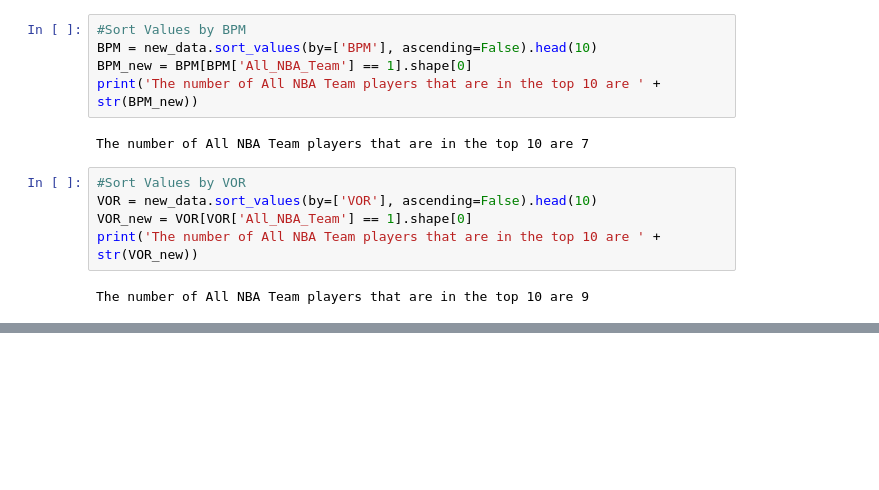
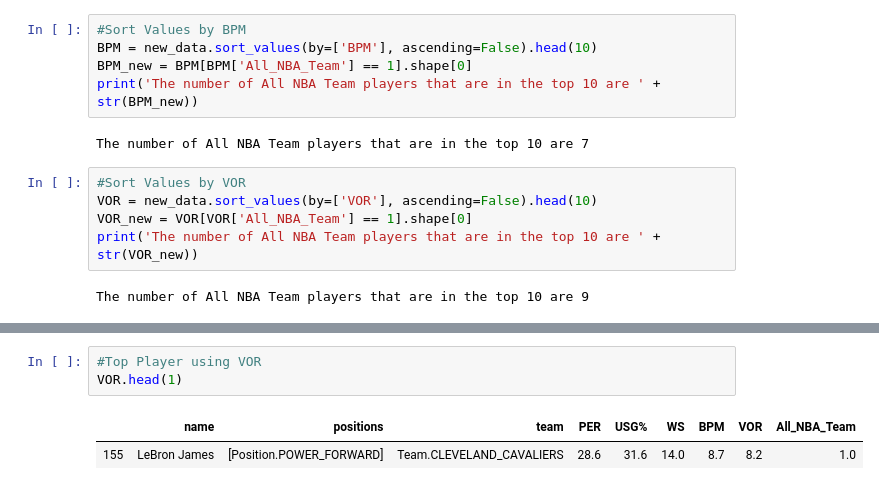
Before and after one commit to abdirahman2ali/nba-stats, a Jupyter notebook: NBA Stats Models.ipynb, the cells around one changed output, grey strips where cells are left out. Saved outputs shown, nothing was run; the diff lists cells and outputs as text; blank space fills up the shorter version.

```diff
--- a/NBA Stats Models.ipynb
+++ b/NBA Stats Models.ipynb
@@ -505,0 +250,6 @@ clf.score(X2_test, Y2_test)
+# %%
+#Top Player using VOR
+VOR.head(1)
+# %% [output]
+|  | name | positions | team | PER | USG% | WS | BPM | VOR | All_NBA_Team |
+| 155 | LeBron James | [Position.POWER_FORWARD] | Team.CLEVELAND_CAVALIERS | 28.6 | 31.6 | 14.0 | 8.7 | 8.2 | 1.0 |
```
Also changed, not shown: parts of 51 cells of this notebook, 1 other file.
